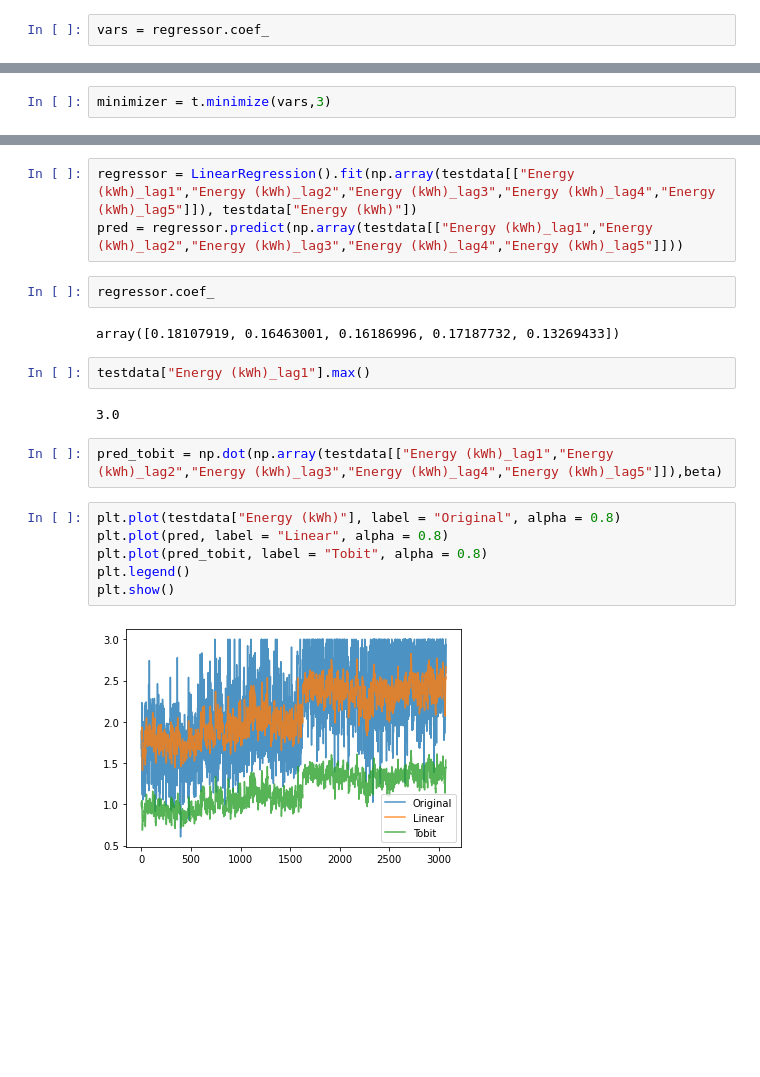
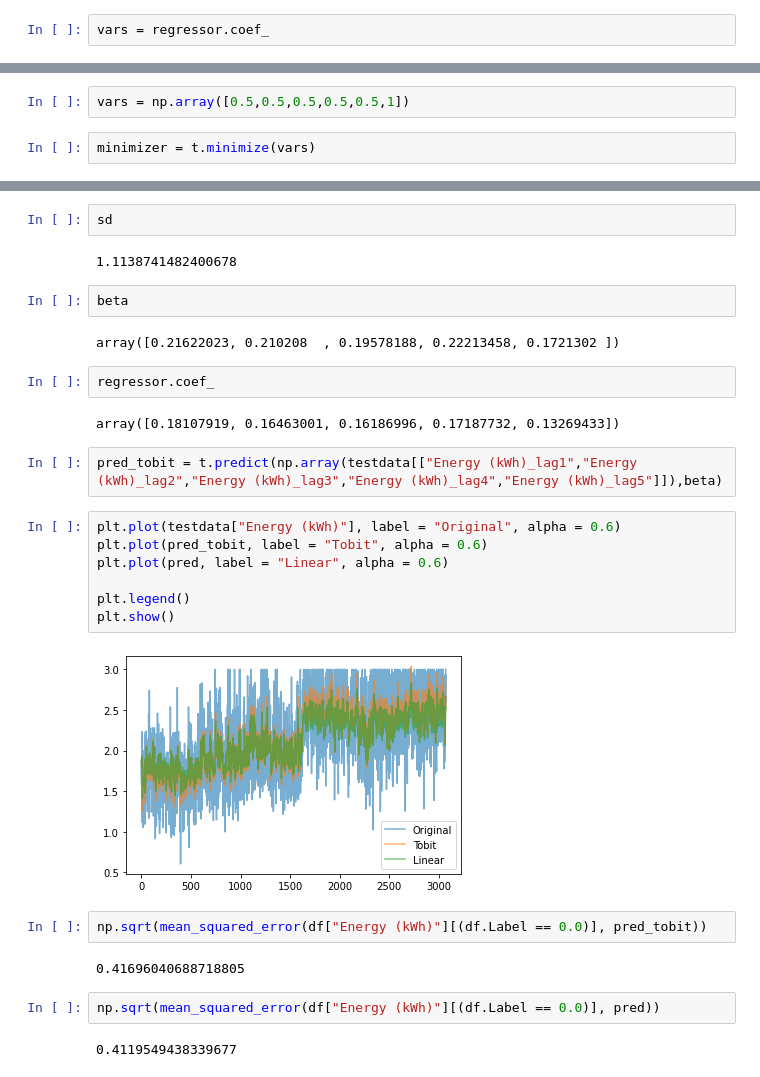
Before and after one commit to Jungar111/Bachelor2021, a Jupyter notebook: Modelling/tobit_test.ipynb, the cells around one changed output, grey strips where cells are left out. Cells and saved outputs as stored; diff of their text form; blank space fills up the shorter version.

```diff
--- a/Modelling/tobit_test.ipynb
+++ b/Modelling/tobit_test.ipynb
@@ -102,2 +74,4 @@ vars = np.append(vars,0.3)
+# %%
+vars = np.array([0.5,0.5,0.5,0.5,0.5,1])
 # %%
-minimizer = t.minimize(vars,3)
+minimizer = t.minimize(vars)
@@ -139,21 +170,31 @@ array([0.10968396, 0.12100972, 0.09674147, 0.13212372, 0.09275707])
-# %%
-regressor = LinearRegression().fit(np.array(testdata[["Energy (kWh)_lag1","Energy (kWh)_lag2","Energy (kWh)_lag3","Energy (kWh)_lag4","Energy (kWh)_lag5"]]), testdata["Energy (kWh)"])
-pred = regressor.predict(np.array(testdata[["Energy (kWh)_lag1","Energy (kWh)_lag2","Energy (kWh)_lag3","Energy (kWh)_lag4","Energy (kWh)_lag5"]]))
+# %%
+sd
+# %% [output]
+1.1138741482400678
+# %%
+beta
+# %% [output]
+array([0.21622023, 0.210208  , 0.19578188, 0.22213458, 0.1721302 ])
 # %%
 regressor.coef_
 # %% [output]
 array([0.18107919, 0.16463001, 0.16186996, 0.17187732, 0.13269433])
-# %%
-testdata["Energy (kWh)_lag1"].max()
-# %% [output]
-3.0
 # %%
-pred_tobit = np.dot(np.array(testdata[["Energy (kWh)_lag1","Energy (kWh)_lag2","Energy (kWh)_lag3","Energy (kWh)_lag4","Energy (kWh)_lag5"]]),beta)
+pred_tobit = t.predict(np.array(testdata[["Energy (kWh)_lag1","Energy (kWh)_lag2","Energy (kWh)_lag3","Energy (kWh)_lag4","Energy (kWh)_lag5"]]),beta)
 # %%
-plt.plot(testdata["Energy (kWh)"], label = "Original", alpha = 0.8)
-plt.plot(pred, label = "Linear", alpha = 0.8)
-plt.plot(pred_tobit, label = "Tobit", alpha = 0.8)
+plt.plot(testdata["Energy (kWh)"], label = "Original", alpha = 0.6)
+plt.plot(pred_tobit, label = "Tobit", alpha = 0.6)
+plt.plot(pred, label = "Linear", alpha = 0.6)
+
 plt.legend()
 plt.show()
 # %% [output]
-[figure, old version]
+[figure, new version]
+# %%
+np.sqrt(mean_squared_error(df["Energy (kWh)"][(df.Label == 0.0)], pred_tobit))
+# %% [output]
+0.41696040688718805
+# %%
+np.sqrt(mean_squared_error(df["Energy (kWh)"][(df.Label == 0.0)], pred))
+# %% [output]
+0.4119549438339677
```
Also changed, not shown: parts of 31 cells of this notebook, 4 other files.
